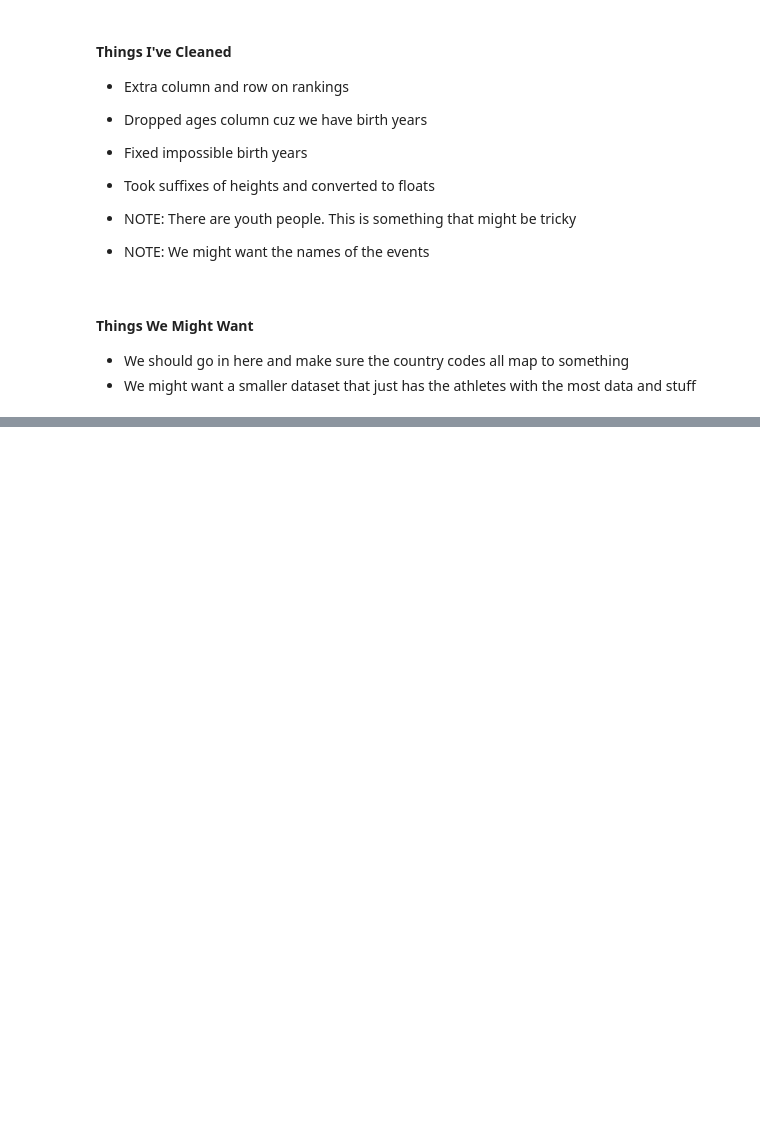
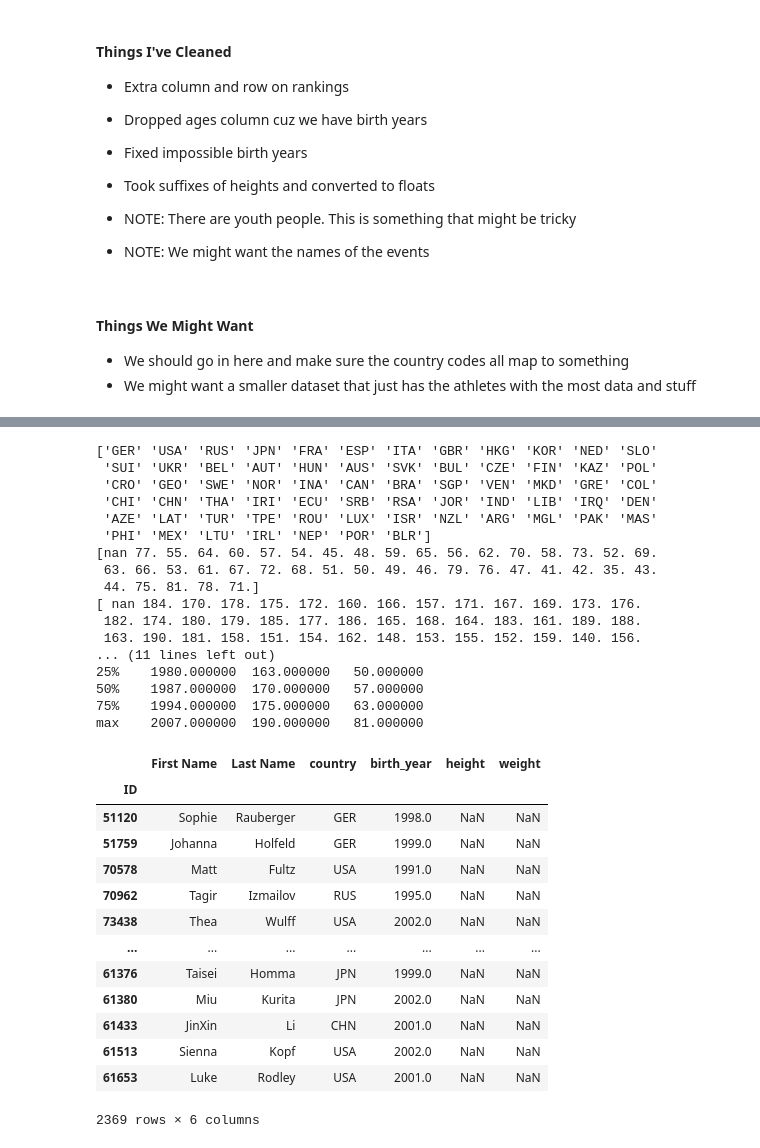
Before and after one commit to eabrouwer3/operation-whirling-dervish, a Jupyter notebook: cleaning/data_cleaning.ipynb, the cells around one changed output, grey strips where cells are left out. Saved outputs shown, nothing was run; the diff lists cells and outputs as text; code cells hidden in the pictures; blank space fills up the shorter version.

```diff
--- a/cleaning/data_cleaning.ipynb
+++ b/cleaning/data_cleaning.ipynb
@@ -91,0 +118,55 @@ print(clean_athletes['country'].unique())
+# %%
+# Remove Athletes not in Rankings
+athletes = load_athlete_df()
+athletes = athletes.set_index('id')
+athletes.index = athletes.index.rename('ID')
+
+athletes = athletes.drop(columns='age')
+athletes['height'] = athletes['height'].str.slice(0,-3)
+athletes['height'] = athletes['height'].astype(float)
+athletes['weight'] = athletes['weight'].str.slice(0,-2)
+athletes['weight'] = athletes['weight'].astype(float)
+athletes = athletes.rename({'first_name': 'First Name', 'last_name': 'Last Name'}, axis=1)
+
+ranked_athlete_ids = clean_rankings['ID'].unique()
+ranked_athletes = athletes.loc[athletes.index.isin(ranked_athlete_ids)]
+
+print(ranked_athletes['country'].unique())
+print(ranked_athletes['weight'].unique())
+print(ranked_athletes['height'].unique())
+print(ranked_athletes['birth_year'].unique())
+print(ranked_athletes.describe())
+
+ranked_athletes
+# %% [output]
+['GER' 'USA' 'RUS' 'JPN' 'FRA' 'ESP' 'ITA' 'GBR' 'HKG' 'KOR' 'NED' 'SLO'
+ 'SUI' 'UKR' 'BEL' 'AUT' 'HUN' 'AUS' 'SVK' 'BUL' 'CZE' 'FIN' 'KAZ' 'POL'
+ 'CRO' 'GEO' 'SWE' 'NOR' 'INA' 'CAN' 'BRA' 'SGP' 'VEN' 'MKD' 'GRE' 'COL'
+ 'CHI' 'CHN' 'THA' 'IRI' 'ECU' 'SRB' 'RSA' 'JOR' 'IND' 'LIB' 'IRQ' 'DEN'
+ 'AZE' 'LAT' 'TUR' 'TPE' 'ROU' 'LUX' 'ISR' 'NZL' 'ARG' 'MGL' 'PAK' 'MAS'
+ 'PHI' 'MEX' 'LTU' 'IRL' 'NEP' 'POR' 'BLR']
+[nan 77. 55. 64. 60. 57. 54. 45. 48. 59. 65. 56. 62. 70. 58. 73. 52. 69.
+ 63. 66. 53. 61. 67. 72. 68. 51. 50. 49. 46. 79. 76. 47. 41. 42. 35. 43.
+ 44. 75. 81. 78. 71.]
+[ nan 184. 170. 178. 175. 172. 160. 166. 157. 171. 167. 169. 173. 176.
+ 182. 174. 180. 179. 185. 177. 186. 165. 168. 164. 183. 161. 189. 188.
+ 163. 190. 181. 158. 151. 154. 162. 148. 153. 155. 152. 159. 140. 156.
+... (11 lines left out)
+25%    1980.000000  163.000000   50.000000
+50%    1987.000000  170.000000   57.000000
+75%    1994.000000  175.000000   63.000000
+max    2007.000000  190.000000   81.000000
+|  | First Name | Last Name | country | birth_year | height | weight |
+| ID |  |  |  |  |  |  |
+| 51120 | Sophie | Rauberger | GER | 1998.0 | NaN | NaN |
+| 51759 | Johanna | Holfeld | GER | 1999.0 | NaN | NaN |
+| 70578 | Matt | Fultz | USA | 1991.0 | NaN | NaN |
+| 70962 | Tagir | Izmailov | RUS | 1995.0 | NaN | NaN |
+| 73438 | Thea | Wulff | USA | 2002.0 | NaN | NaN |
+| ... | ... | ... | ... | ... | ... | ... |
+| 61376 | Taisei | Homma | JPN | 1999.0 | NaN | NaN |
+| 61380 | Miu | Kurita | JPN | 2002.0 | NaN | NaN |
+| 61433 | JinXin | Li | CHN | 2001.0 | NaN | NaN |
+| 61513 | Sienna | Kopf | USA | 2002.0 | NaN | NaN |
+| 61653 | Luke | Rodley | USA | 2001.0 | NaN | NaN |
+2369 rows × 6 columns
```
Also changed, not shown: parts of 7 cells of this notebook, 1 other file.
